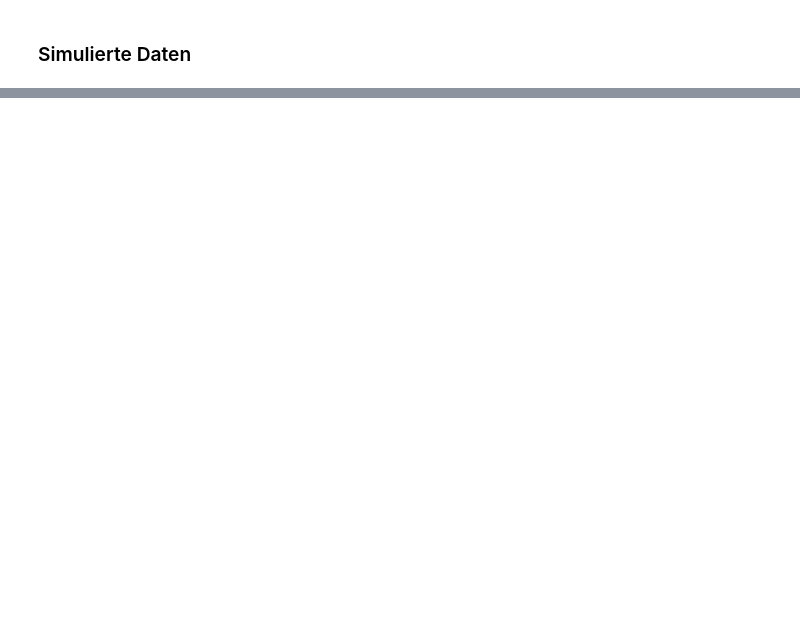
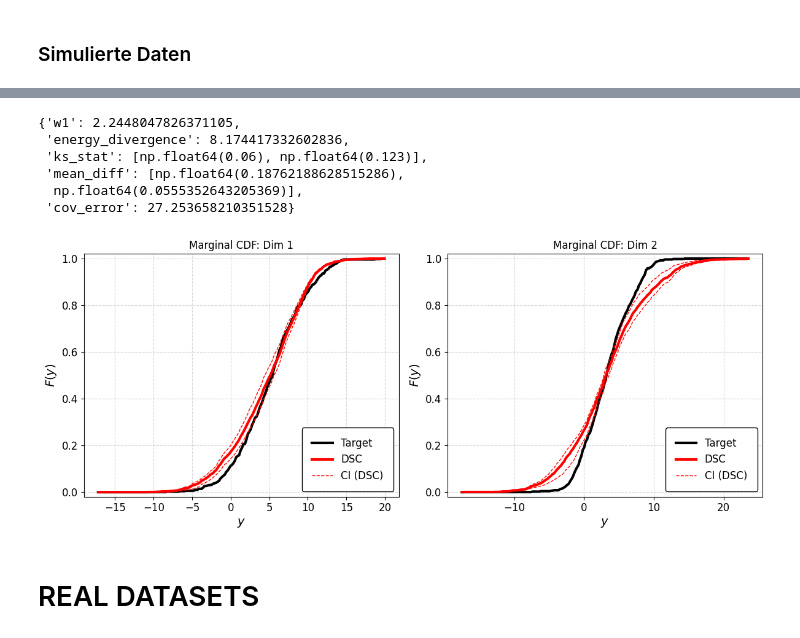
Before and after one commit to alexanderhxs/DiSCos, a Jupyter notebook: python/test_disco.ipynb, the cells around one changed output, grey strips where cells are left out. Drawn from its saved outputs; the diff is of its cells as text; code cells hidden in the pictures; blank space fills up the shorter version.

```diff
--- a/python/test_disco.ipynb
+++ b/python/test_disco.ipynb
@@ -319,0 +251,36 @@ PreTreatmentFitMetrics(w2=3.258175816783022, sw1=1.2539854080451618, energy_dist
+# %%
+fit_2D_sw = DiSCo(
+    df=test_df,
+    id_col='id_col',
+    time_col='time_col',
+    y_col=['y_col_1', 'y_col_2'],
+    id_col_target='0',     # Spalte '0' als Treatment
+    t0=9999,             # Post-treatment ab Jahr 9999 (also 9998 ist pre-treatment)
+    M=100,              # Monte Carlo Draws
+    G=10,
+    B=50,                            # Grid Size
+    num_cores=1,        # Alle CPU-Kerne für maximalen Speed nutzen
+    simplex=True,        # Entspricht den Parametern in der Vignette
+    CI=True,
+    perm=False,
+    seed=None,
+    mixture=False,
+    method='sliced',
+    #n_slices=100
+)
+fit_2D_sw = fit_2D_sw.fit()
+# %%
+calculate_pretreatment_fit(fit_2D_sw).metrics_per_period[1]
+# %% [output]
+{'w1': 2.2448047826371105,
+ 'energy_divergence': 8.174417332602836,
+ 'ks_stat': [np.float64(0.06), np.float64(0.123)],
+ 'mean_diff': [np.float64(0.18762188628515286),
+  np.float64(0.0555352643205369)],
+ 'cov_error': 27.253658210351528}
+# %%
+plot_fit_cdf(fit_2D_sw, show_controls=False)
+# %% [output]
+[figure, added]
+# %% [markdown]
+# REAL DATASETS
```
Also changed, not shown: parts of 32 cells of this notebook, 18 other files.
